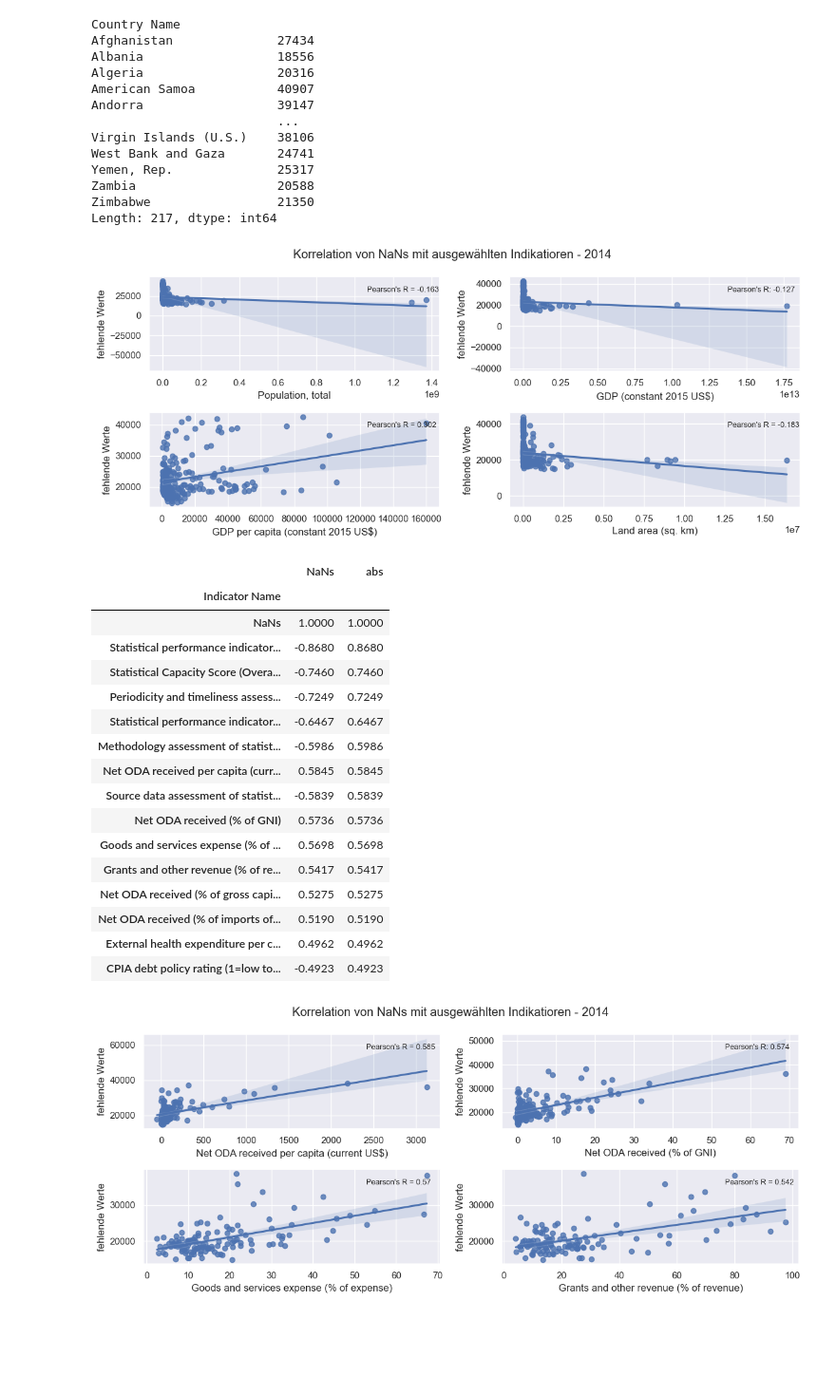
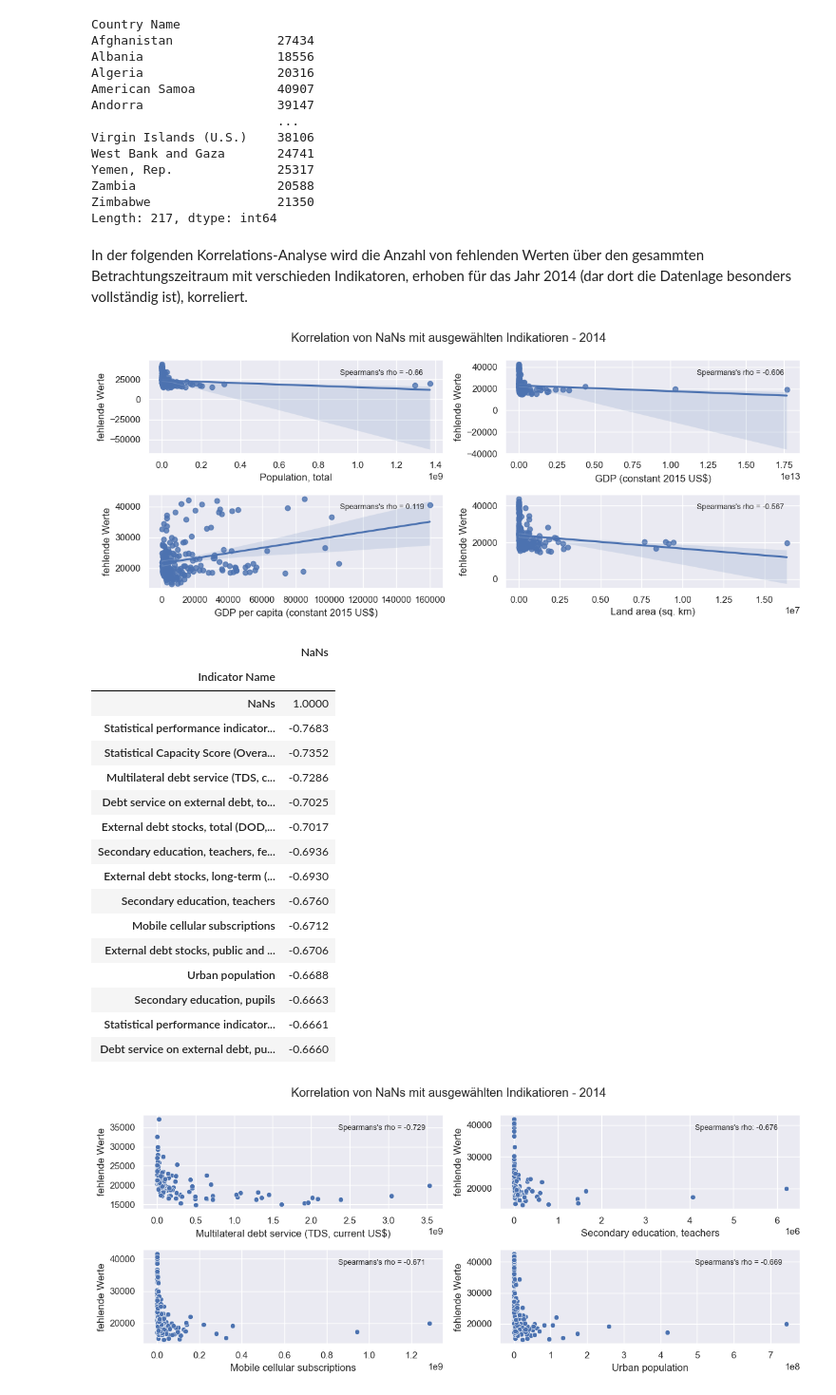
Before and after one commit to MarieFlatow/BA_weltbank, a Jupyter notebook: 02_correlation_nans.ipynb, the cells around one changed output. Shown: that part at 95% size. Drawn from its saved outputs; the diff is of its cells as text; code cells hidden in the pictures; blank space fills up the shorter version.

```diff
--- a/02_correlation_nans.ipynb
+++ b/02_correlation_nans.ipynb
@@ -49,4 +51,6 @@ Yemen, Rep.              25317
 Zambia                   20588
 Zimbabwe                 21350
 Length: 217, dtype: int64
+# %% [markdown]
+In der folgenden Korrelations-Analyse wird die Anzahl von fehlenden Werten über den gesammten Betrachtungszeitraum mit verschieden Indikatoren, erhoben für das Jahr 2014 (dar dort die Datenlage besonders vollständig ist), korreliert.
 # %%
@@ -72,93 +83,93 @@ sns.regplot(data=df, x=x, y='NaNs', ax=ax1)
 ax1.set_xlabel(x)
 ax1.set_ylabel('fehlende Werte')
 #ax1.legend(markers, colors.keys(), numpoints=1)
-ax1.text(0.75, 0.9,f"Pearson's R = {round(results.loc[x, 'NaNs'], 3)}", ha="left", va="top", transform=ax1.transAxes, fontsize=9)
+ax1.text(0.65, 0.9, f"Spearmans's rho = {round(results.loc[x, 'NaNs'], 3)}", ha="left", va="top", transform=ax1.transAxes, fontsize=9)
 
 x="GDP (constant 2015 US$)"
 sns.regplot(data=df, x=x, y='NaNs', ax=ax2)
 ax2.set_xlabel(x)
 ax2.set_ylabel('fehlende Werte')
 #ax1.legend(markers, colors.keys(), numpoints=1)
-ax2.text(0.75, 0.9,f"Pearson's R: {round(results.loc[x, 'NaNs'], 3)}", ha="left", va="top", transform=ax2.transAxes, fontsize=9)
+ax2.text(0.65, 0.9, f"Spearmans's rho = {round(results.loc[x, 'NaNs'], 3)}", ha="left", va="top", transform=ax2.transAxes, fontsize=9)
 
 x="GDP per capita (constant 2015 US$)"
 sns.regplot(data=df, x=x, y='NaNs', ax=ax3)
 ax3.set_xlabel(x)
 ax3.set_ylabel('fehlende Werte')
 #ax3.legend(markers, colors.keys(), numpoints=1)
-ax3.text(0.75, 0.9, f"Pearson's R = {round(results.loc[x, 'NaNs'], 3)}", ha="left", va="top", transform=ax3.transAxes, fontsize=9)
+ax3.text(0.65, 0.9, f"Spearmans's rho = {round(results.loc[x, 'NaNs'], 3)}", ha="left", va="top", transform=ax3.transAxes, fontsize=9)
 
 x="Land area (sq. km)"
 sns.regplot(data=df, x=x, y='NaNs', ax=ax4)
 ax4.set_xlabel(x)
 ax4.set_ylabel('fehlende Werte')
 #ax4.legend(markers, colors.keys(), numpoints=1)
-ax4.text(0.75, 0.9, f"Pearson's R = {round(results.loc[x, 'NaNs'], 3)}", ha="left", va="top", transform=ax4.transAxes, fontsize=9)
+ax4.text(0.65, 0.9, f"Spearmans's rho = {round(results.loc[x, 'NaNs'], 3)}", ha="left", va="top", transform=ax4.transAxes, fontsize=9)
 
 
 plt.suptitle('Korrelation von NaNs mit ausgewählten Indikatioren - 2014')
 plt.tight_layout()
 #plt.savefig('figures/correlation_nans')
 # %% [output]
-[figure, old version]
+[figure, new version]
 # %%
-results.sort_values('abs', ascending=False).head(15)
+results.head(15)
 # %% [output]
-|  | NaNs | abs |
-| Indicator Name |  |  |
-| NaNs | 1.0000 | 1.0000 |
-| Statistical performance indicator... | -0.8680 | 0.8680 |
-| Statistical Capacity Score (Overa... | -0.7460 | 0.7460 |
-| Periodicity and timeliness assess... | -0.7249 | 0.7249 |
-| Statistical performance indicator... | -0.6467 | 0.6467 |
-| Methodology assessment of statist... | -0.5986 | 0.5986 |
-| Net ODA received per capita (curr... | 0.5845 | 0.5845 |
-| Source data assessment of statist... | -0.5839 | 0.5839 |
-| Net ODA received (% of GNI) | 0.5736 | 0.5736 |
-| Goods and services expense (% of ... | 0.5698 | 0.5698 |
-| Grants and other revenue (% of re... | 0.5417 | 0.5417 |
-| Net ODA received (% of gross capi... | 0.5275 | 0.5275 |
-| Net ODA received (% of imports of... | 0.5190 | 0.5190 |
-| External health expenditure per c... | 0.4962 | 0.4962 |
-| CPIA debt policy rating (1=low to... | -0.4923 | 0.4923 |
+|  | NaNs |
+| Indicator Name |  |
+| NaNs | 1.0000 |
+| Statistical performance indicator... | -0.7683 |
+| Statistical Capacity Score (Overa... | -0.7352 |
+| Multilateral debt service (TDS, c... | -0.7286 |
+| Debt service on external debt, to... | -0.7025 |
+| External debt stocks, total (DOD,... | -0.7017 |
+| Secondary education, teachers, fe... | -0.6936 |
+| External debt stocks, long-term (... | -0.6930 |
+| Secondary education, teachers | -0.6760 |
+| Mobile cellular subscriptions | -0.6712 |
+| External debt stocks, public and ... | -0.6706 |
+| Urban population | -0.6688 |
+| Secondary education, pupils | -0.6663 |
+| Statistical performance indicator... | -0.6661 |
+| Debt service on external debt, pu... | -0.6660 |
 # %%
 sns.set_theme(color_codes=True)
 #sns.set_style('white')
 #sns.set_context('paper', font_scale=2)
 
 fig, ((ax1, ax2), (ax3, ax4)) = plt.subplots(figsize=(12, 5), nrows=2, ncols=2)
 
-x='Net ODA received per capita (current US$)'
-sns.regplot(data=df, x=x, y='NaNs', ax=ax1)
+x='Multilateral debt service (TDS, current US$)'
+sns.scatterplot(data=df, x=x, y='NaNs', ax=ax1)
 ax1.set_xlabel(x)
 ax1.set_ylabel('fehlende Werte')
 #ax1.legend(markers, colors.keys(), numpoints=1)
-ax1.text(0.75, 0.9,f"Pearson's R = {round(results.loc[x, 'NaNs'], 3)}", ha="left", va="top", transform=ax1.transAxes, fontsize=9)
+ax1.text(0.65, 0.9,f"Spearmans's rho = {round(results.loc[x, 'NaNs'], 3)}", ha="left", va="top", transform=ax1.transAxes, fontsize=9)
 
-x='Net ODA received (% of GNI)'
-sns.regplot(data=df, x=x, y='NaNs', ax=ax2)
+x='Secondary education, teachers'
+sns.scatterplot(data=df, x=x, y='NaNs', ax=ax2)
 ax2.set_xlabel(x)
 ax2.set_ylabel('fehlende Werte')
 #ax1.legend(markers, colors.keys(), numpoints=1)
-ax2.text(0.75, 0.9,f"Pearson's R: {round(results.loc[x, 'NaNs'], 3)}", ha="left", va="top", transform=ax2.transAxes, fontsize=9)
+ax2.text(0.65, 0.9,f"Spearmans's rho: {round(results.loc[x, 'NaNs'], 3)}", ha="left", va="top", transform=ax2.transAxes, fontsize=9)
 
-x='Goods and services expense (% of expense)'
-sns.regplot(data=df, x=x, y='NaNs', ax=ax3)
+x='Mobile cellular subscriptions'
+sns.scatterplot(data=df, x=x, y='NaNs', ax=ax3)
 ax3.set_xlabel(x)
 ax3.set_ylabel('fehlende Werte')
 #ax3.legend(markers, colors.keys(), numpoints=1)
-ax3.text(0.75, 0.9, f"Pearson's R = {round(results.loc[x, 'NaNs'], 3)}", ha="left", va="top", transform=ax3.transAxes, fontsize=9)
+ax3.text(0.65, 0.9, f"Spearmans's rho = {round(results.loc[x, 'NaNs'], 3)}", ha="left", va="top", transform=ax3.transAxes, fontsize=9)
 
-x='Grants and other revenue (% of revenue)'
-sns.regplot(data=df, x=x, y='NaNs', ax=ax4)
+x='Urban population'
+sns.scatterplot(data=df, x=x, y='NaNs', ax=ax4)
 ax4.set_xlabel(x)
 ax4.set_ylabel('fehlende Werte')
 #ax4.legend(markers, colors.keys(), numpoints=1)
-ax4.text(0.75, 0.9, f"Pearson's R = {round(results.loc[x, 'NaNs'], 3)}", ha="left", va="top", transform=ax4.transAxes, fontsize=9)
+ax4.text(0.65, 0.9, f"Spearmans's rho = {round(results.loc[x, 'NaNs'], 3)}", ha="left", va="top", transform=ax4.transAxes, fontsize=9)
 
 
 plt.suptitle('Korrelation von NaNs mit ausgewählten Indikatioren - 2014')
 plt.tight_layout()
 plt.savefig('figures/correlation_nans')
 # %% [output]
-[figure, old version]
+[figure, new version]
```
Also changed, not shown: parts of 8 cells of this notebook, 3 other files.
